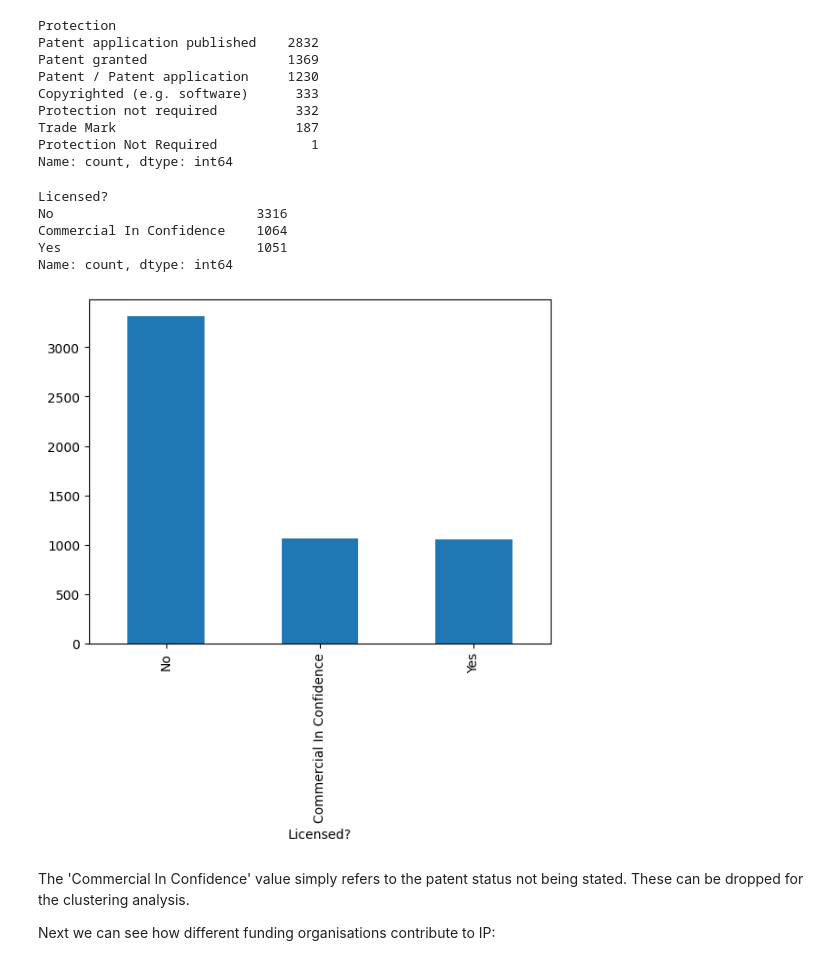
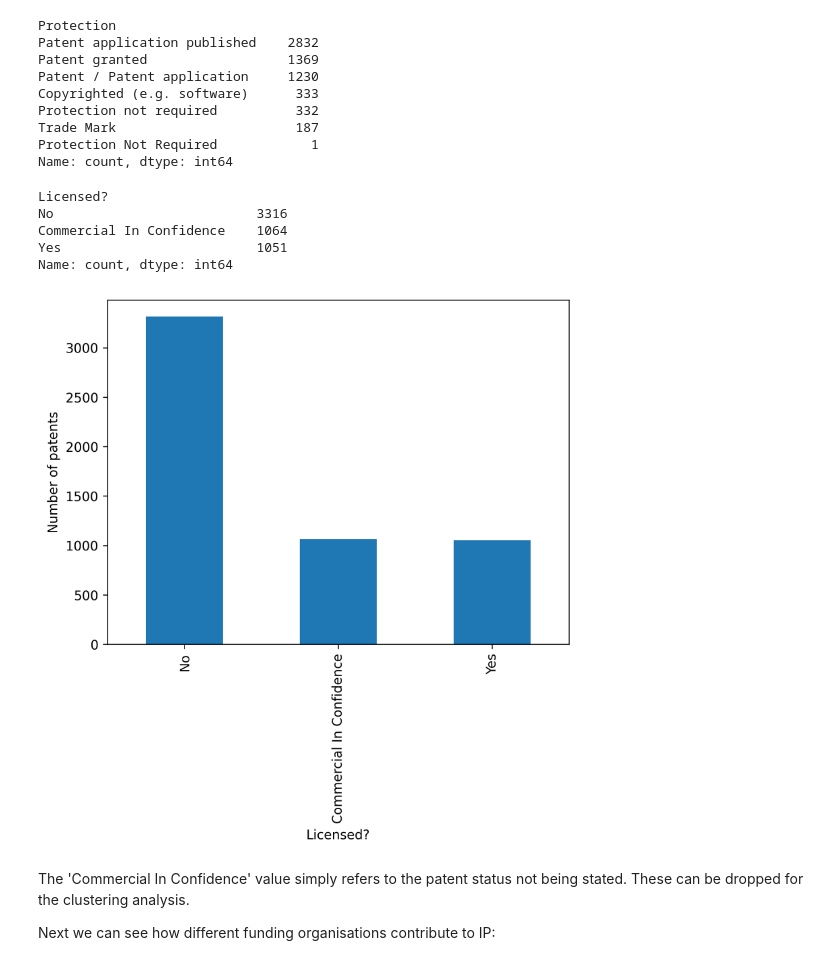
Before and after one commit to ParamveerK/data-science-portfolio, a Jupyter notebook: ukri_classification/ukri_clustering_notebook.ipynb, the cells around one changed output. Drawn from its saved outputs; the diff is of its cells as text; code cells hidden in the pictures.

Commit message:
update notebook and image

```diff
--- a/ukri_classification/ukri_clustering_notebook.ipynb
+++ b/ukri_classification/ukri_clustering_notebook.ipynb
@@ -34,6 +34,14 @@ import numpy as np
 import pandas as pd
 import matplotlib.pyplot as plt
 import gc
+
+plt.rcParams['figure.dpi'] = 300
+
+config = {
+    'toImageButtonOptions': {
+        'scale':2.2
+    }
+}
 # %%
 df = pd.read_csv('ip_search.csv')
 df.columns
@@ -62,17 +70,19 @@ Name: count, dtype: int64
 # %%
 patent_values = ['Patent application published','Patent granted', 'Patent / Patent application']
 df = df[df['Protection'].isin(patent_values)]
 
 print(df['Licensed?'].value_counts())
+
 df['Licensed?'].value_counts().plot(kind='bar')
+plt.ylabel('Number of patents')
 plt.show()
 # %% [output]
 Licensed?
 No                          3316
 Commercial In Confidence    1064
 Yes                         1051
 Name: count, dtype: int64
-[figure, old version]
+[figure, new version]
 # %% [markdown]
 The 'Commercial In Confidence' value simply refers to the patent status not being stated. These can be dropped for the clustering analysis.
 
```
Also changed, not shown: parts of 15 cells of this notebook, 1 other file.
